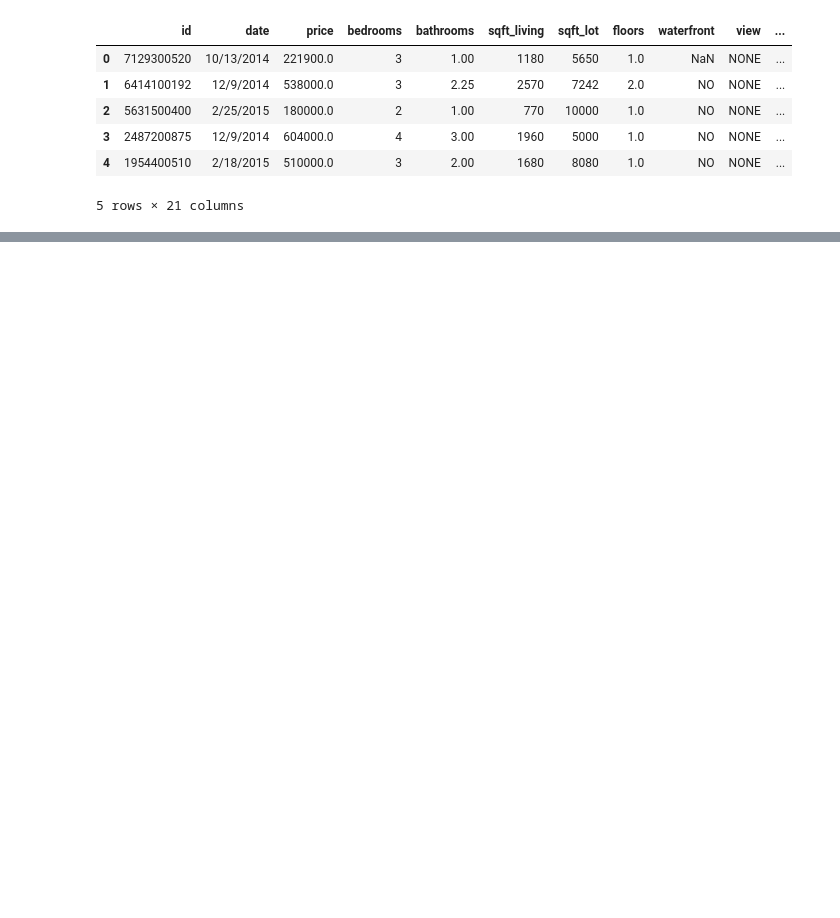
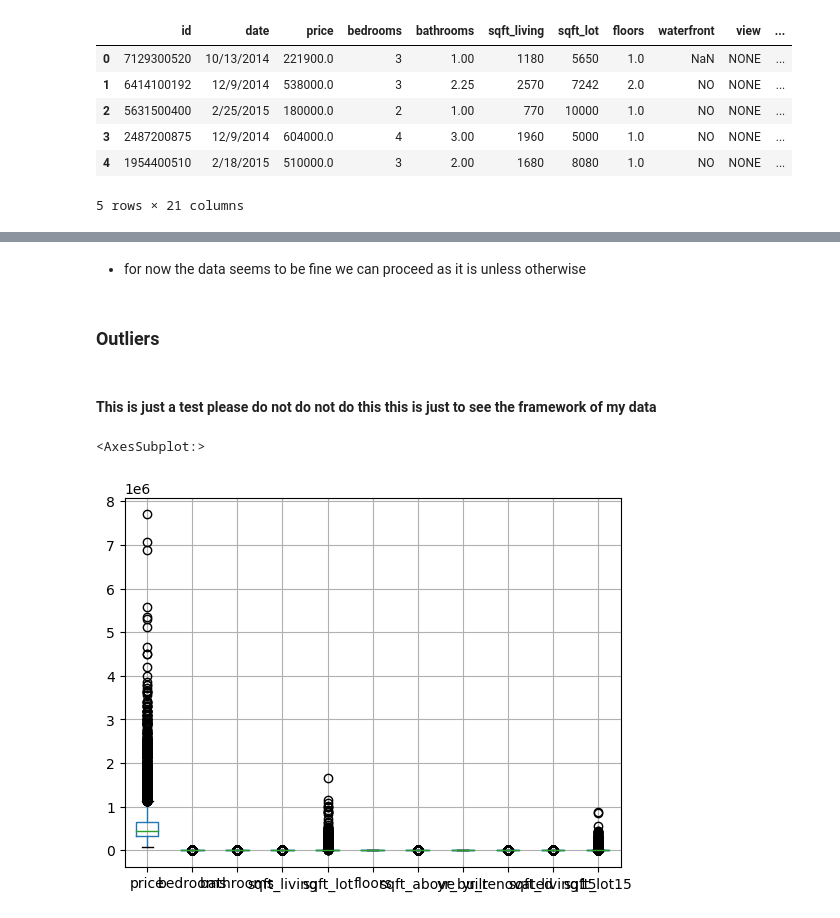
Before and after one commit to Lawez/phase-2-project-group, a Jupyter notebook: student.ipynb, the cells around one changed output, grey strips where cells are left out. Cells and saved outputs as stored; diff of their text form; code cells hidden in the pictures; blank space fills up the shorter version.

```diff
--- a/student.ipynb
+++ b/student.ipynb
@@ -59,7 +63,7 @@ warnings.filterwarnings('ignore')
 # %%
 #load the data
-df = pd.read_csv("kc_house_data.csv")
-df.head()
+data_df = pd.read_csv("kc_house_data.csv")
+data_df.head()
 # %% [output]
 |  | id | date | price | bedrooms | bathrooms | sqft_living | sqft_lot | floors | waterfront | view | ... |
 | 0 | 7129300520 | 10/13/2014 | 221900.0 | 3 | 1.00 | 1180 | 5650 | 1.0 | NaN | NONE | ... |
@@ -203,0 +235,13 @@ df['view'].isna().sum()
+# %% [markdown]
+* for now the data seems to be fine we can proceed as it is unless otherwise
+# %% [markdown]
+### Outliers
+# %% [markdown]
+#### This is just a test please do not do not do this this is just to see the framework of my data
+# %%
+#get the outliers in a boxplot
+scores_columns = ['price', 'bedrooms', 'bathrooms', 'sqft_living','sqft_lot', 'floors' ,'sqft_above', 'yr_built', 'yr_renovated', 'sqft_living15', 'sqft_lot15']
+data_df.boxplot(column=scores_columns)
+# %% [output]
+<AxesSubplot:>
+[figure, added]
```
Also changed, not shown: parts of 38 cells of this notebook.
